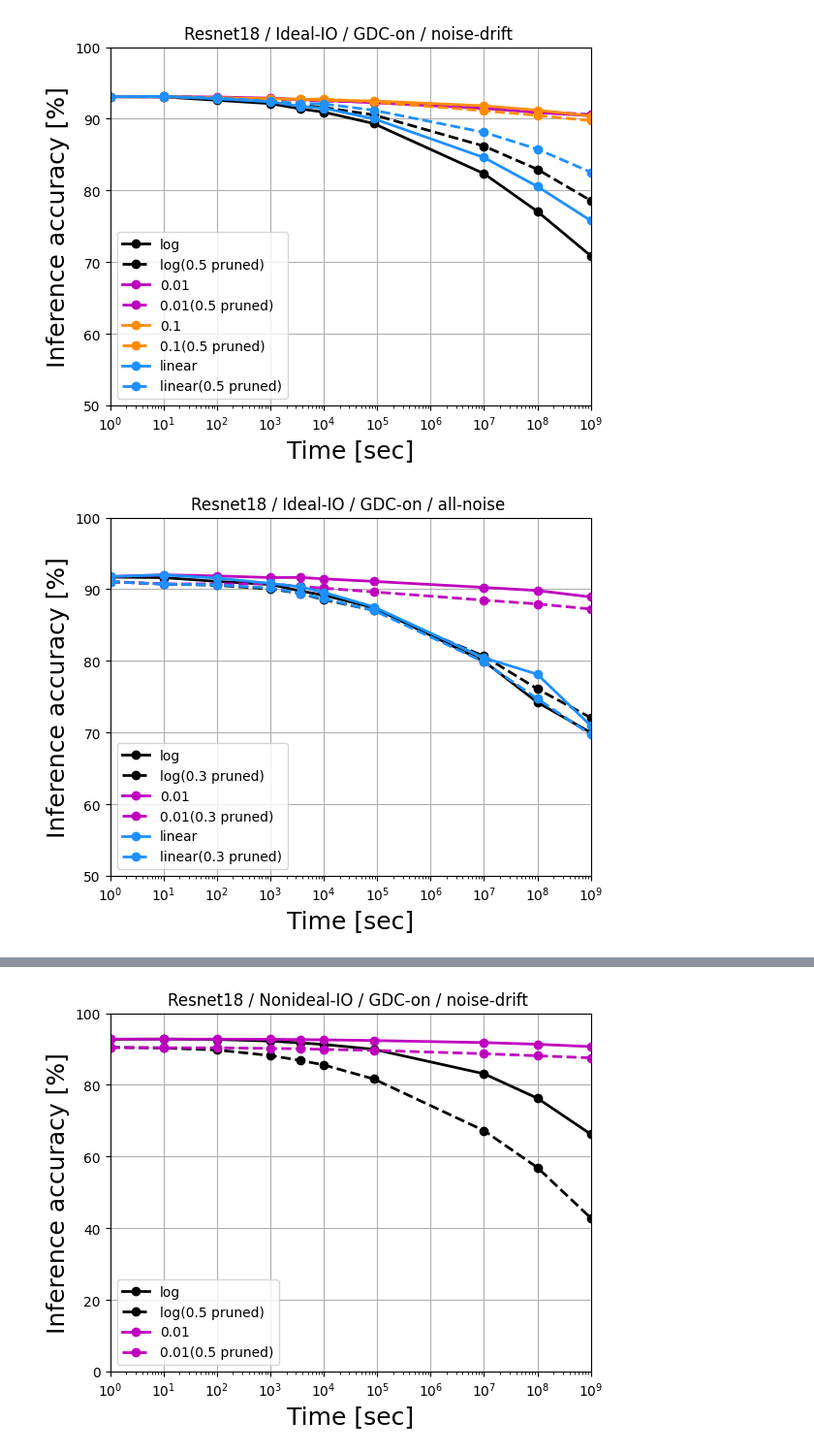
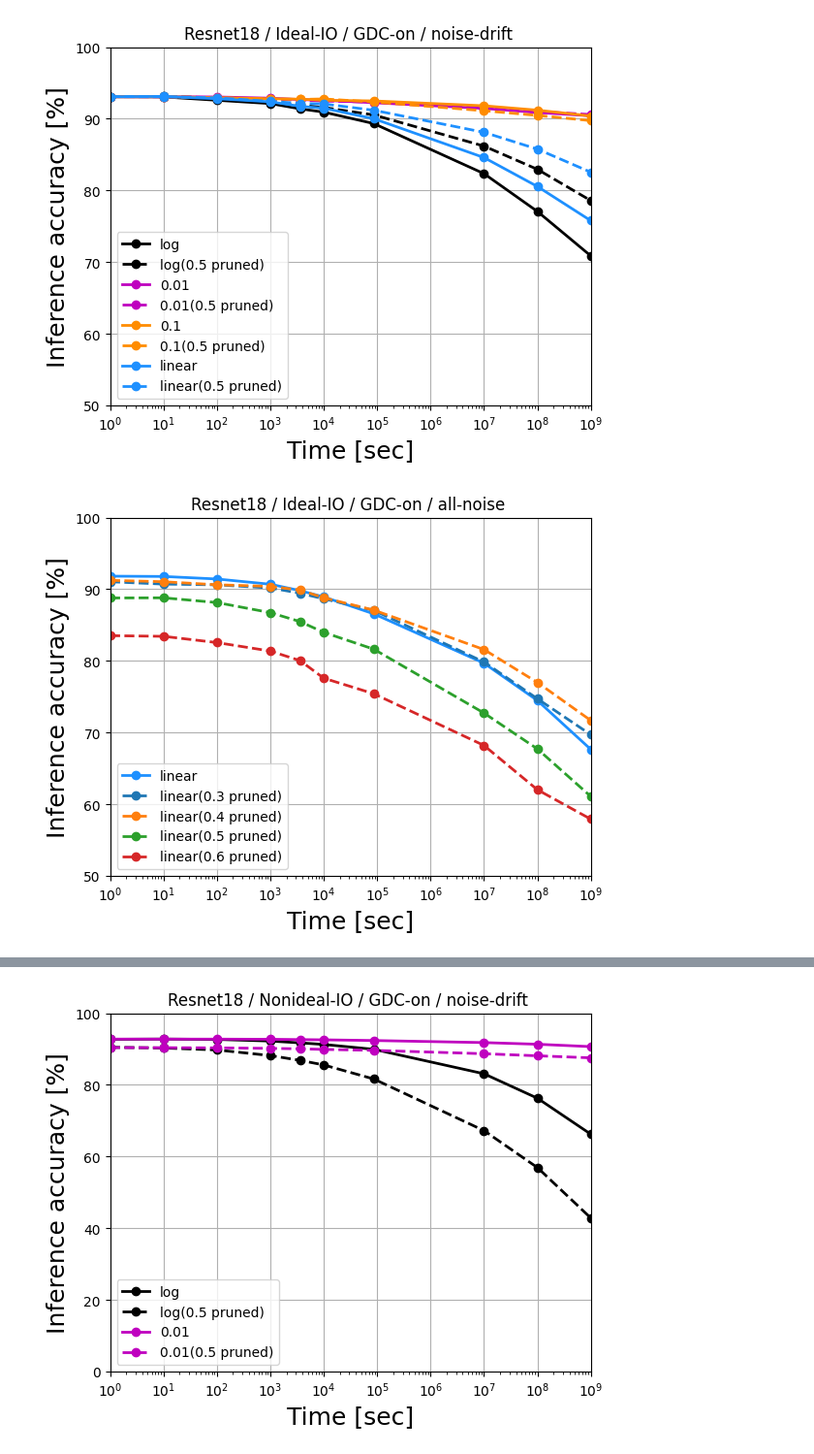
Before and after one commit to PRAM-weight-biasing/PRAM-weight-biasing, a Jupyter notebook: z_data_processing/241231_acc_plot_Resnet.ipynb, the cells around one changed output, grey strips where cells are left out. Shown at 97% size. Cells and saved outputs as stored; diff of their text form; code cells hidden in the pictures.

```diff
--- a/z_data_processing/241231_acc_plot.ipynb
+++ b/z_data_processing/241231_acc_plot_Resnet.ipynb
@@ -141,44 +141,44 @@ plt.show()
 # %%
 import matplotlib.pyplot as plt
 
 x = df_pivot['inf_time']
 
 plt.grid(True)
 
-plt.plot(x,df_pivot['-_log'], marker='o', label = 'log', linewidth=2, color='k')
-plt.plot(x,df_pivot['0.3_log'], marker='o', label = 'log(0.3 pruned)', linestyle='--', linewidth=2, color='k')
-# plt.plot(x,df_pivot['0.4_log'], marker='o', label = 'log(0.4 pruned)', linestyle='--', linewidth=2, color='k')
-# plt.plot(x,df_pivot['0.5_log'], marker='o', label = 'log(0.5 pruned)', linestyle='--', linewidth=2)
+# plt.plot(x,df_pivot['-_log'], marker='o', label = 'log', linewidth=2, color='k')
+# plt.plot(x,df_pivot['0.3_log'], marker='o', label = 'log(0.3 pruned)', linestyle='--', linewidth=2, color='k')
+# # plt.plot(x,df_pivot['0.4_log'], marker='o', label = 'log(0.4 pruned)', linestyle='--', linewidth=2, color='k')
+# # # plt.plot(x,df_pivot['0.5_log'], marker='o', label = 'log(0.5 pruned)', linestyle='--', linewidth=2)
 
-plt.plot(x,df_pivot['-_0.01'], marker='o', label = '0.01', linewidth=2, color='m')
-plt.plot(x,df_pivot['0.3_0.01'], marker='o', label = '0.01(0.3 pruned)', linestyle='--',linewidth=2, color='m')
-# plt.plot(x,df_pivot['0.4_0.01'], marker='o', label = '0.01(0.4 pruned)', linestyle='--',linewidth=2, color='m')
-# plt.plot(x,df_pivot['0.5_0.01'], marker='o', label = '0.01(0.5 pruned)', linestyle='--',linewidth=2)
+# plt.plot(x,df_pivot['-_0.01'], marker='o', label = '0.01', linewidth=2, color='m')
+# plt.plot(x,df_pivot['0.3_0.01'], marker='o', label = '0.01(0.3 pruned)', linestyle='--',linewidth=2, color='m')
+# # plt.plot(x,df_pivot['0.4_0.01'], marker='o', label = '0.01(0.4 pruned)', linestyle='--',linewidth=2, color='m')
+# # # plt.plot(x,df_pivot['0.5_0.01'], marker='o', label = '0.01(0.5 pruned)', linestyle='--',linewidth=2)
 
 # plt.plot(x,df_pivot['-_0.1'], marker='o', label = '0.1', linewidth=2, color='darkorange')
-# # plt.plot(x,df_pivot['0.3_0.1'], marker='o', label = '0.1(0.3 pruned)', linestyle='--',linewidth=2, color='darkorange')
-# plt.plot(x,df_pivot['0.4_0.1'], marker='o', label = '0.1(0.4 pruned)', linestyle='--',linewidth=2, color='darkorange')
-# plt.plot(x,df_pivot['0.5_0.1'], marker='o', label = '0.1(0.5 pruned)', linestyle='--',linewidth=2)
+# plt.plot(x,df_pivot['0.3_0.1'], marker='o', label = '0.1(0.3 pruned)', linestyle='--',linewidth=2)
+# # plt.plot(x,df_pivot['0.4_0.1'], marker='o', label = '0.1(0.4 pruned)', linestyle='--',linewidth=2, color='darkorange')
+# # plt.plot(x,df_pivot['0.5_0.1'], marker='o', label = '0.1(0.5 pruned)', linestyle='--',linewidth=2)
 
 plt.plot(x,df_pivot['-_linear'], marker='o', label = 'linear', linewidth=2, color='dodgerblue')
-plt.plot(x,df_pivot['0.3_linear'], marker='o', label = 'linear(0.3 pruned)', linestyle='--',linewidth=2, color='dodgerblue')
-# plt.plot(x,df_pivot['0.4_linear'], marker='o', label = 'linear(0.4 pruned)', linestyle='--',linewidth=2, color='dodgerblue')
-# plt.plot(x,df_pivot['0.5_linear'], marker='o', label = 'linear(0.5 pruned)', linestyle='--',linewidth=2)
-# plt.plot(x,df_pivot['0.6_linear'], marker='o', label = 'linear(0.6 pruned)', linestyle='--',linewidth=2)
+plt.plot(x,df_pivot['0.3_linear'], marker='o', label = 'linear(0.3 pruned)', linestyle='--',linewidth=2)
+plt.plot(x,df_pivot['0.4_linear'], marker='o', label = 'linear(0.4 pruned)', linestyle='--',linewidth=2)
+plt.plot(x,df_pivot['0.5_linear'], marker='o', label = 'linear(0.5 pruned)', linestyle='--',linewidth=2)
+plt.plot(x,df_pivot['0.6_linear'], marker='o', label = 'linear(0.6 pruned)', linestyle='--',linewidth=2)
 
 
 plt.title("Resnet18 / Ideal-IO / GDC-on / all-noise ")
 plt.legend(fontsize=10, loc='lower left', bbox_to_anchor=(0.0, 0.0))
 plt.xlabel('Time [sec]',fontsize=18)
 plt.ylabel('Inference accuracy [%]', fontsize=18) #, fontweight='demi'
 # plt.xticks(fontsize/14)
 
 plt.ylim(50,100)
 plt.xlim(1,1000000000)
 plt.xscale('log')
 plt.show()
 # %% [output]
-[figure, old version]
+[figure, new version]
 # %%
 df2_pivot = df2.pivot_table(index=pivot_index, columns='p_drift', values='accuracy', aggfunc='mean')
 df2_pivot.reset_index(inplace=True) # index to columns
```
Also changed, not shown: 4 other files.
